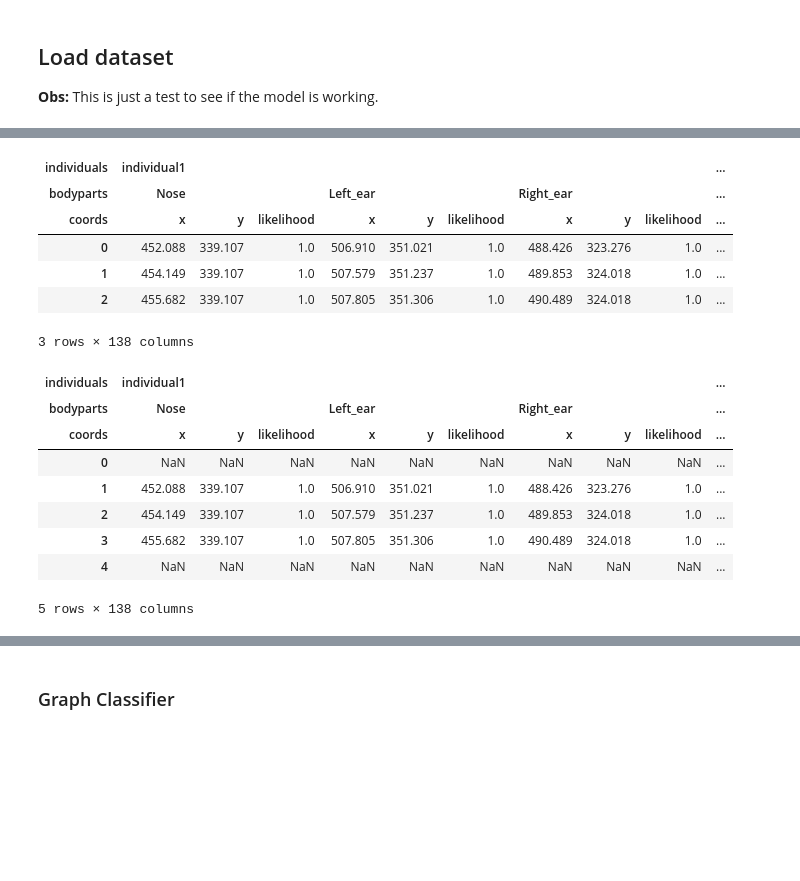
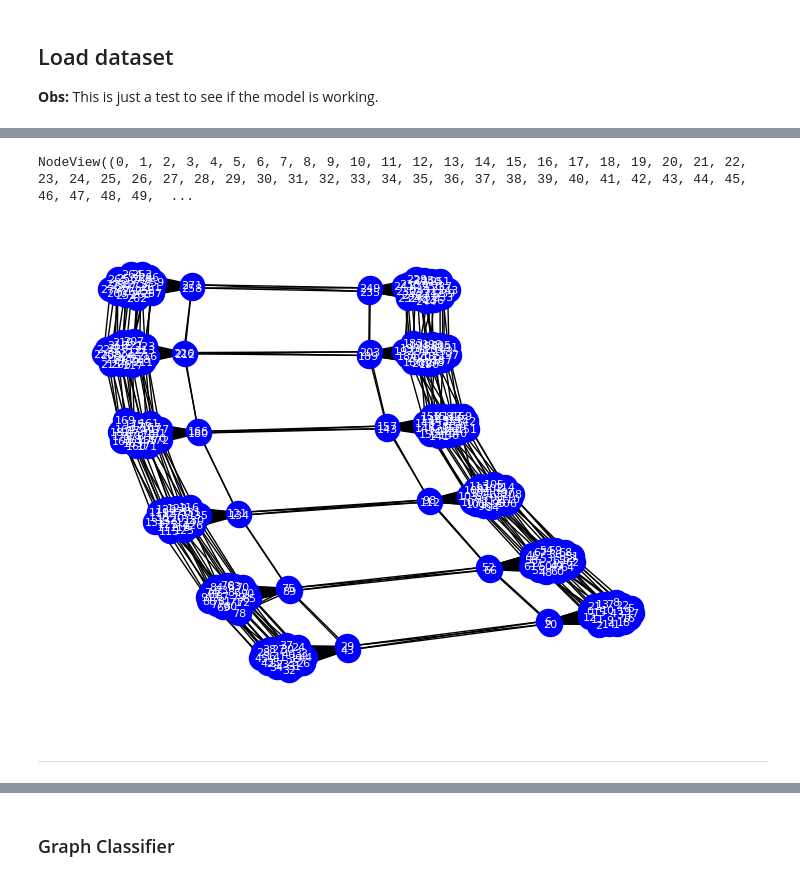
Before and after one commit to JulianAlvarezdeGiorgi/Behavioral_Tagging_of_Mice_in_multiple_Mice_setup_using_Deep_Learning, a Jupyter notebook: src/train.ipynb, the cells around one changed output, grey strips where cells are left out. Saved outputs shown, nothing was run; the diff lists cells and outputs as text; code cells hidden in the pictures; blank space fills up the shorter version.

Commit message:
updates on build graph

```diff
--- a/src/train.ipynb
+++ b/src/train.ipynb
@@ -122,30 +112,30 @@ if False:
+# %%
+data_loader.dataset
+#Plot the graph
+import networkx as nx
+import matplotlib.pyplot as plt
+import numpy as np
+
+node_features = node_features_list[0]
+edges = edge_index_list[0].T
+
+# edges as tuples
+edges = [(edge[0].item(), edge[1].item()) for edge in edges]
+
+G = nx.Graph()
+G.add_nodes_from(range(node_features.shape[0]))
+G.add_edges_from(edges)
+# %%
+G.nodes
+# %% [output]
+NodeView((0, 1, 2, 3, 4, 5, 6, 7, 8, 9, 10, 11, 12, 13, 14, 15, 16, 17, 18, 19, 20, 21, 22, 23, 24, 25, 26, 27, 28, 29, 30, 31, 32, 33, 34, 35, 36, 37, 38, 39, 40, 41, 42, 43, 44, 45, 46, 47, 48, 49,  ...
+# %%
+pos = nx.spring_layout(G)
+nx.draw(G, pos, node_color='b', with_labels=True, node_size=300, font_size=8, font_color='w')
+plt.show()
+# %% [output]
+[figure, added]
+# %% [markdown]
+---
 # %%
 data_dlc = dataloader.DataDLC(r'C:\Users\Usuario\Documents\Documents\MVA\Stage\DLCProject\Data\DataLoaderTestFormat\output1.h5')
-# %%
-window_size = 2
-stride = 1
-
-data_dlc.coords
-# %% [output]
-| individuals | individual1 |  |  |  |  |  |  |  |  | ... |
-| bodyparts | Nose |  |  | Left_ear |  |  | Right_ear |  |  | ... |
-| coords | x | y | likelihood | x | y | likelihood | x | y | likelihood | ... |
-| 0 | 452.088 | 339.107 | 1.0 | 506.910 | 351.021 | 1.0 | 488.426 | 323.276 | 1.0 | ... |
-| 1 | 454.149 | 339.107 | 1.0 | 507.579 | 351.237 | 1.0 | 489.853 | 324.018 | 1.0 | ... |
-| 2 | 455.682 | 339.107 | 1.0 | 507.805 | 351.306 | 1.0 | 490.489 | 324.018 | 1.0 | ... |
-3 rows × 138 columns
-# %%
-data_dlc.coords = pd.concat([pd.DataFrame(np.nan, index=range(window_size//2), columns=data_dlc.coords.columns), data_dlc.coords, pd.DataFrame(np.nan, index=range(window_size//2), columns=data_dlc.coords.columns)])
-data_dlc.coords = data_dlc.coords.reset_index(drop=True)
-
-data_dlc.coords
-# %% [output]
-| individuals | individual1 |  |  |  |  |  |  |  |  | ... |
-| bodyparts | Nose |  |  | Left_ear |  |  | Right_ear |  |  | ... |
-| coords | x | y | likelihood | x | y | likelihood | x | y | likelihood | ... |
-| 0 | NaN | NaN | NaN | NaN | NaN | NaN | NaN | NaN | NaN | ... |
-| 1 | 452.088 | 339.107 | 1.0 | 506.910 | 351.021 | 1.0 | 488.426 | 323.276 | 1.0 | ... |
-| 2 | 454.149 | 339.107 | 1.0 | 507.579 | 351.237 | 1.0 | 489.853 | 324.018 | 1.0 | ... |
-| 3 | 455.682 | 339.107 | 1.0 | 507.805 | 351.306 | 1.0 | 490.489 | 324.018 | 1.0 | ... |
-| 4 | NaN | NaN | NaN | NaN | NaN | NaN | NaN | NaN | NaN | ... |
-5 rows × 138 columns
```
Also changed, not shown: parts of 46 cells of this notebook, 2 other files.
